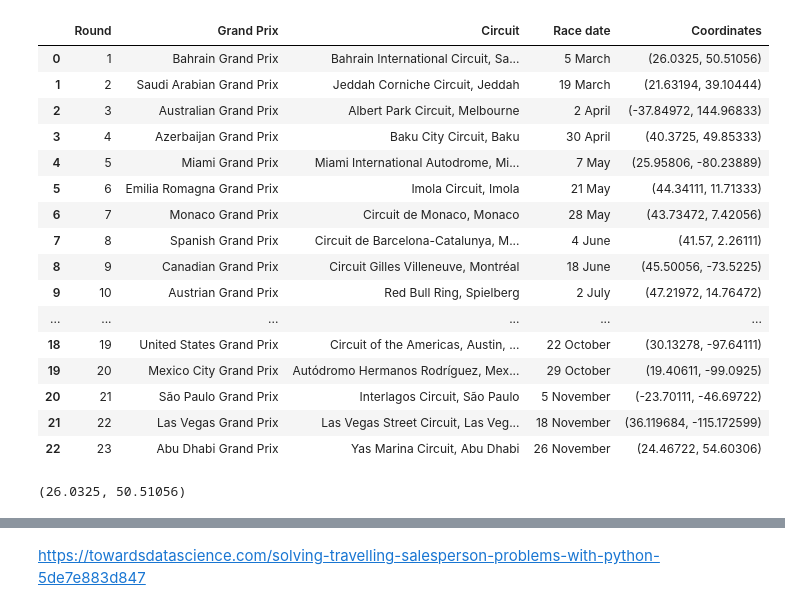
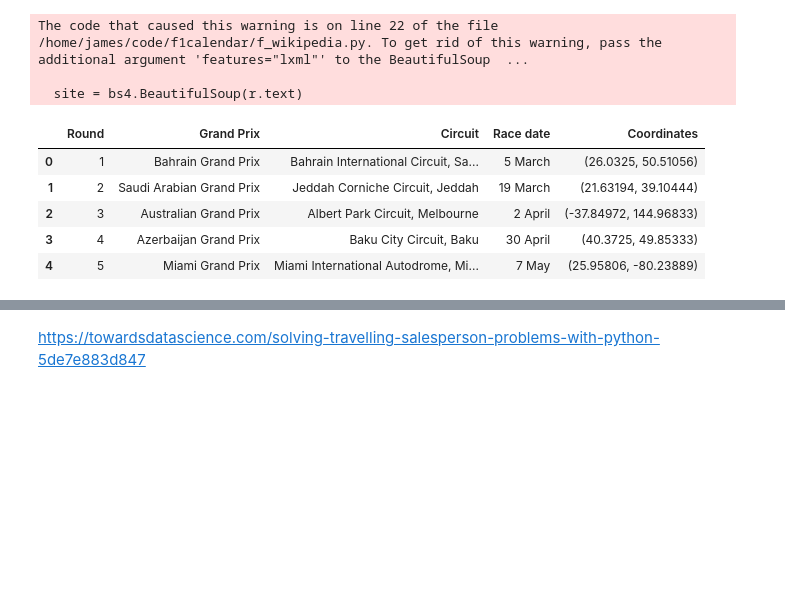
Before and after one commit to jrstats/f1calendar, a Jupyter notebook: playground.ipynb, the cells around one changed output, grey strips where cells are left out. Saved outputs shown, nothing was run; the diff lists cells and outputs as text; code cells hidden in the pictures; blank space fills up the shorter version.

Commit message:
add f_wikipedia and f_graph

```diff
--- a/playground.ipynb
+++ b/playground.ipynb
@@ -45,11 +0,0 @@ def get_infobox(url):
-# %%
-for i, x in races.iterrows():
-    name = x["Circuit"].split(",")[0]
-    if name == "Las Vegas Street Circuit":
-        search = ["Las Vegas Strip"]
-    else:
-        search = w.search(name)
-    track = w.page(search[0], auto_suggest=False)
-    info = get_infobox(track.url)
-    x["Coordinates"] = info["Coordinates"]
-    races.loc[i] = x
@@ -65,20 +12,19 @@ See the caveats in the documentation: https://pandas.pydata.org/pandas-docs/stab
+# %%
+races = get_calendar()
+races["Coordinates"] = [(0,0) for _ in races.index]
+
+for i, x in races.iterrows():
+    races.loc[i, "Coordinates"] = circuit_to_coordinates(x["Circuit"])
+# %% [output]
+The code that caused this warning is on line 22 of the file /home/james/code/f1calendar/f_wikipedia.py. To get rid of this warning, pass the additional argument 'features="lxml"' to the BeautifulSoup  ...
+
+  site = bs4.BeautifulSoup(r.text)
 # %%
-races
+races.head()
 # %% [output]
 |  | Round | Grand Prix | Circuit | Race date | Coordinates |
 | 0 | 1 | Bahrain Grand Prix | Bahrain International Circuit, Sa... | 5 March | (26.0325, 50.51056) |
 | 1 | 2 | Saudi Arabian Grand Prix | Jeddah Corniche Circuit, Jeddah | 19 March | (21.63194, 39.10444) |
 | 2 | 3 | Australian Grand Prix | Albert Park Circuit, Melbourne | 2 April | (-37.84972, 144.96833) |
 | 3 | 4 | Azerbaijan Grand Prix | Baku City Circuit, Baku | 30 April | (40.3725, 49.85333) |
 | 4 | 5 | Miami Grand Prix | Miami International Autodrome, Mi... | 7 May | (25.95806, -80.23889) |
-| 5 | 6 | Emilia Romagna Grand Prix | Imola Circuit, Imola | 21 May | (44.34111, 11.71333) |
-| 6 | 7 | Monaco Grand Prix | Circuit de Monaco, Monaco | 28 May | (43.73472, 7.42056) |
-| 7 | 8 | Spanish Grand Prix | Circuit de Barcelona-Catalunya, M... | 4 June | (41.57, 2.26111) |
-| 8 | 9 | Canadian Grand Prix | Circuit Gilles Villeneuve, Montréal | 18 June | (45.50056, -73.5225) |
-| 9 | 10 | Austrian Grand Prix | Red Bull Ring, Spielberg | 2 July | (47.21972, 14.76472) |
-| ... | ... | ... | ... | ... | ... |
-| 18 | 19 | United States Grand Prix | Circuit of the Americas, Austin, ... | 22 October | (30.13278, -97.64111) |
-| 19 | 20 | Mexico City Grand Prix | Autódromo Hermanos Rodríguez, Mex... | 29 October | (19.40611, -99.0925) |
-| 20 | 21 | São Paulo Grand Prix | Interlagos Circuit, São Paulo | 5 November | (-23.70111, -46.69722) |
-| 21 | 22 | Las Vegas Grand Prix | Las Vegas Street Circuit, Las Veg... | 18 November | (36.119684, -115.172599) |
-| 22 | 23 | Abu Dhabi Grand Prix | Yas Marina Circuit, Abu Dhabi | 26 November | (24.46722, 54.60306) |
@@ -98,4 +30,0 @@ for i, x in races.iterrows():
-# %%
-G.nodes()[0]["loc"]
-# %% [output]
-(26.0325, 50.51056)
```
Also changed, not shown: parts of 13 cells of this notebook, 2 other files.
